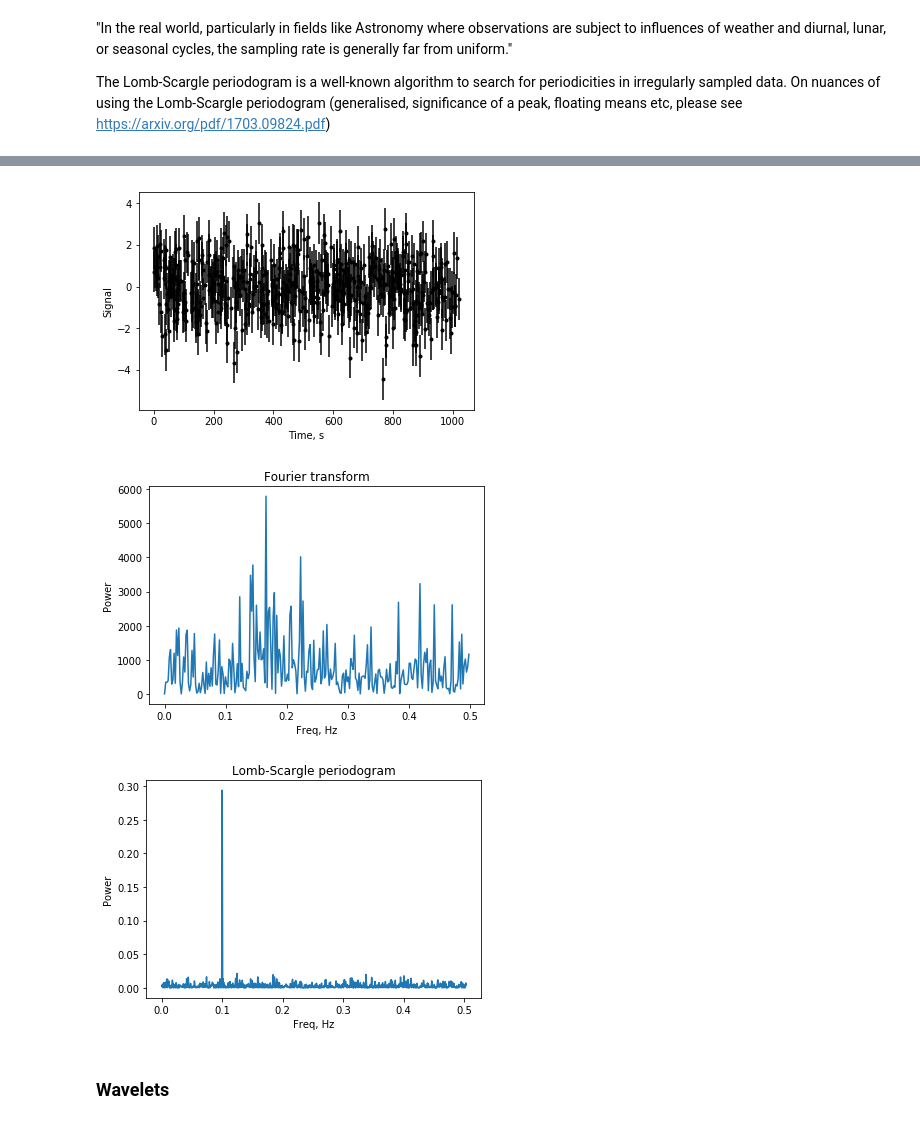
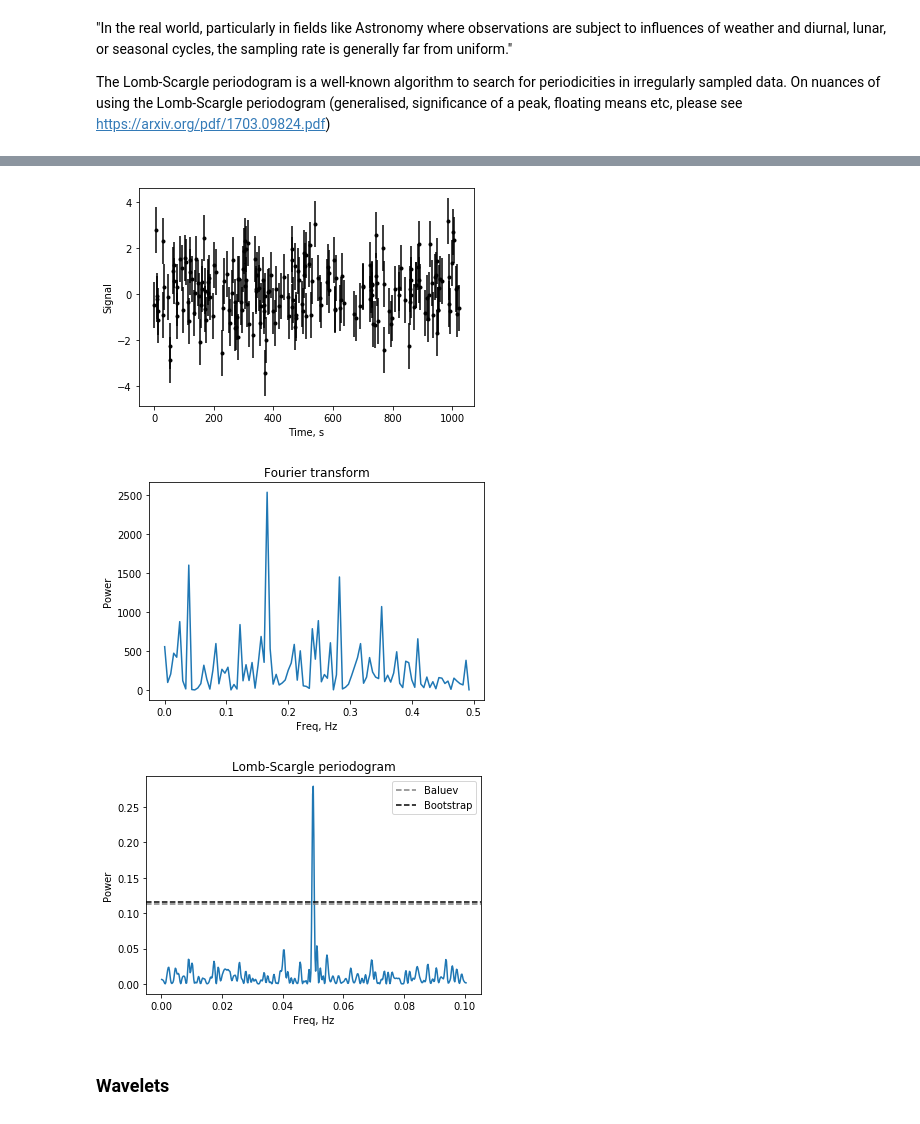
Before and after one commit to natazipper/PSR_tutorial_2020, a Jupyter notebook: code/psr_tutorial_Porayko.ipynb, the cells around one changed output, grey strips where cells are left out. Cells and saved outputs as stored; diff of their text form; code cells hidden in the pictures.

```diff
--- a/code/psr_tutorial_Porayko.ipynb
+++ b/code/psr_tutorial_Porayko.ipynb
@@ -138,49 +139,61 @@ The Lomb-Scargle periodogram is a well-known algorithm to search for periodiciti
 # %%
 #signal parameters
 N=1024 #number of elements in the list
-f0=1/10. #frequency of periodic signal
+f0=1/20. #frequency of periodic signal
 A=1. #amplitude
 phi0=np.random.uniform(0,1) # random phase
 
 time_list_masked=time_list
 #masking the data
-for i in range(int(0.5*N)):
+for i in range(int(0.8*N)):
     time_list_masked=np.delete(time_list_masked, np.random.randint(0,len(time_list_masked)))
 
 signal=A*np.sin(2*math.pi*f0*time_list_masked+phi0)
+#signal=A*gausspulse(time_list_masked, int(N*f0), 0.1)
 noise=np.random.normal(0.,1, len(signal))
 err=[1. for i in range(len(signal))]
 sig_obs=signal+noise
 
 plt.errorbar(time_list_masked, sig_obs, err, c="black", fmt=".")
 plt.xlabel("Time, s")
 plt.ylabel("Signal")
 plt.show()
 
 #DFT
 power_FT=abs(np.fft.fft(sig_obs))**2
 freq_FT=np.fft.fftfreq(len(sig_obs), 1.)
-plt.plot(freq_FT[0:len(time_list_masked)/2], power_FT[0:len(time_list_masked)/2])
+plt.plot(freq_FT[0:int(len(time_list_masked)/2)], power_FT[0:int(len(time_list_masked)/2)])
 plt.title("Fourier transform")
 plt.xlabel("Freq, Hz")
 plt.ylabel("Power")
 plt.show()
 
 #Lomb-Scargle for unevenly sampled data from astropy
 from astropy.stats import LombScargle
 #can be easily generalised
-frequency, power = LombScargle(time_list_masked, sig_obs).autopower(nyquist_factor=2)
+ls = LombScargle(time_list_masked, sig_obs, err)
+frequency, power = ls.autopower(nyquist_factor=1)
+
+
+#False-alarm probabilities
+probabilities = [0.1, 0.05, 0.01]
+levels_bal=ls.false_alarm_level(probabilities, method='baluev')
+levels_boot=ls.false_alarm_level(probabilities, method='bootstrap')
+
 plt.plot(frequency, power)
+plt.axhline(levels_bal[-1], color='grey', ls="--", label="Baluev")
+plt.axhline(levels_boot[-1], color='black', ls="--", label="Bootstrap")
 plt.title("Lomb-Scargle periodogram")
 plt.xlabel("Freq, Hz")
 plt.ylabel("Power")
+plt.legend()
 plt.show()
 #plt.xscale("log")
 #plt.yscale("log")
 # %% [output]
-[figure, old version]
+[figure, new version]
-[figure, old version]
+[figure, new version]
-[figure, old version]
+[figure, new version]
 # %% [markdown]
 ### Wavelets
 # %% [markdown]
```
Also changed, not shown: parts of 25 cells of this notebook.
